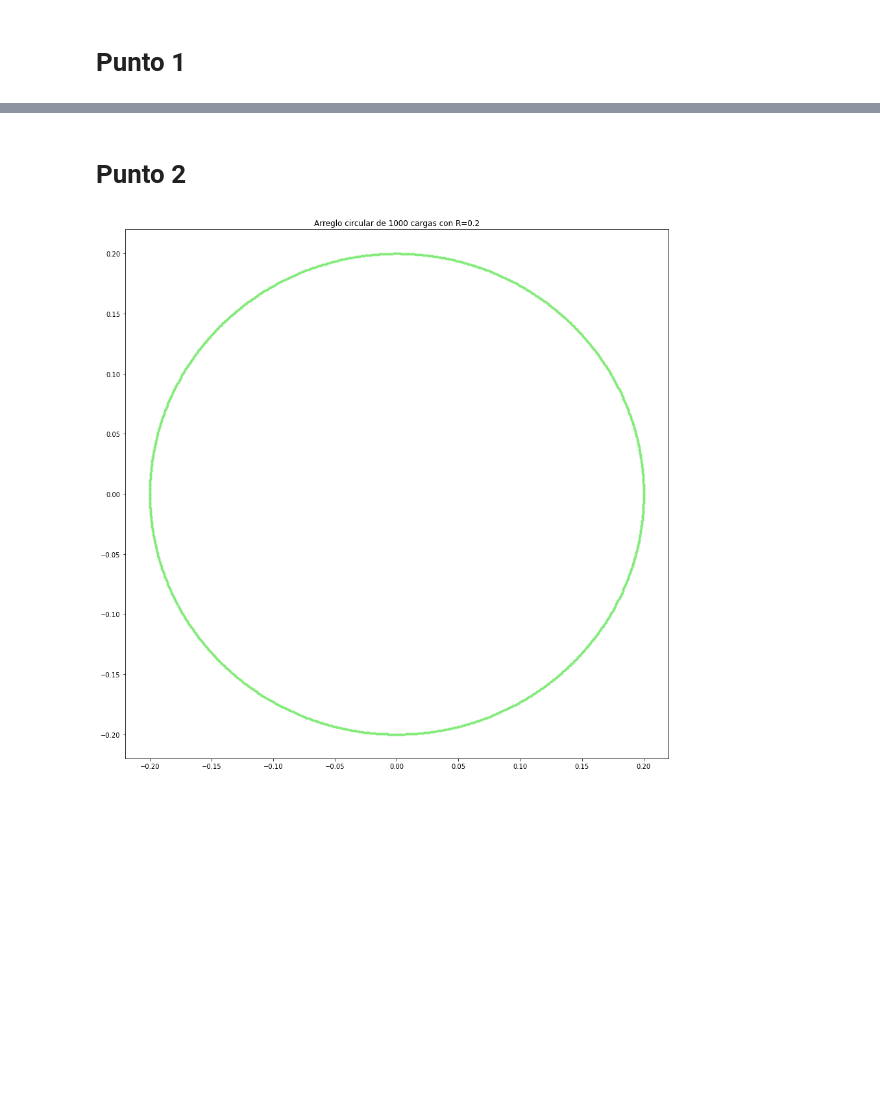
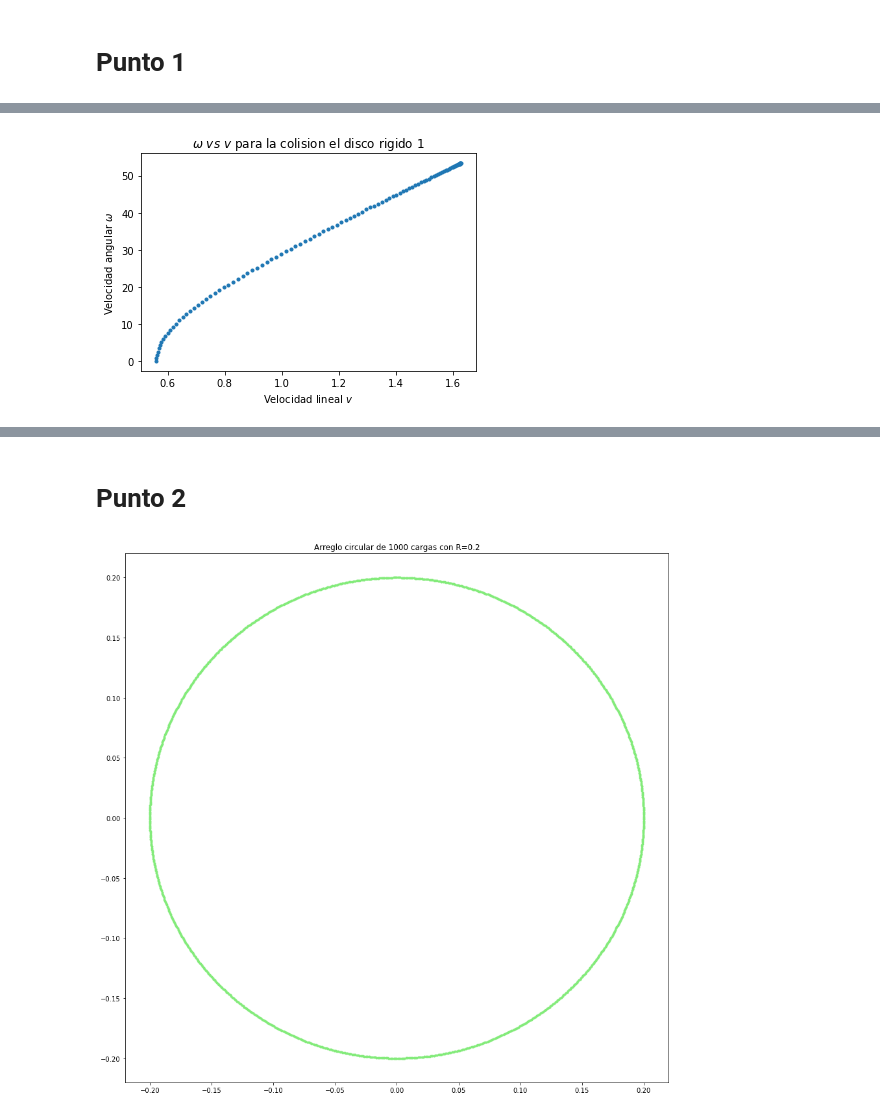
Before and after one commit to sofiaalvarezlopez/Taller5-Metodos-Computacionales, a Jupyter notebook: Taller5-JuanDanielCastrellon-MariaSofiaAlvarez.ipynb, the cells around one changed output, grey strips where cells are left out. Drawn from its saved outputs; the diff is of its cells as text; code cells hidden in the pictures; blank space fills up the shorter version.

```diff
--- a/Taller5-JuanDanielCastrellon-MariaSofiaAlvarez.ipynb
+++ b/Taller5-JuanDanielCastrellon-MariaSofiaAlvarez.ipynb
@@ -71,0 +94,7 @@ est = posibles_estados_finales(k, M, u1, e)
+# %%
+def plot_v_w(w, v, num_disco):
+    plt.plot(v, w, '.')
+    plt.ylabel(r'Velocidad angular $\omega$')
+    plt.xlabel(r'Velocidad lineal $v$')
+    plt.title(r'$\omega \ vs \ v$ para la colision el disco rigido {}'.format(num_disco))
+    plt.show()
@@ -71,0 +108,4 @@ est = posibles_estados_finales(k, M, u1, e)
+# %%
+plot_v_w(w1, v1, 1)
+# %% [output]
+[figure, added]
```
Also changed, not shown: parts of 30 cells of this notebook, 4 other files.
